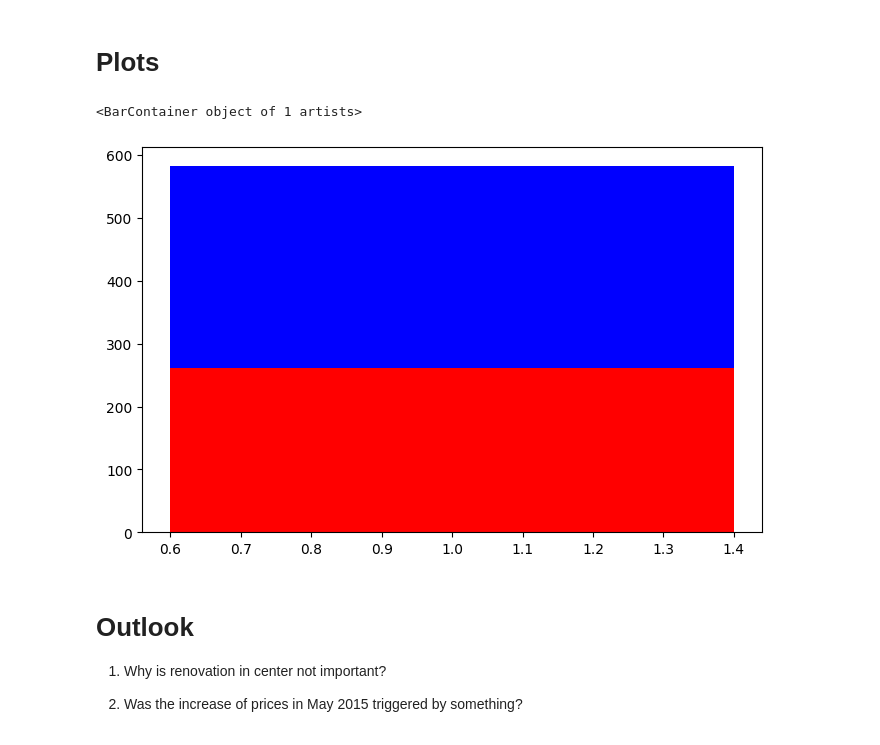
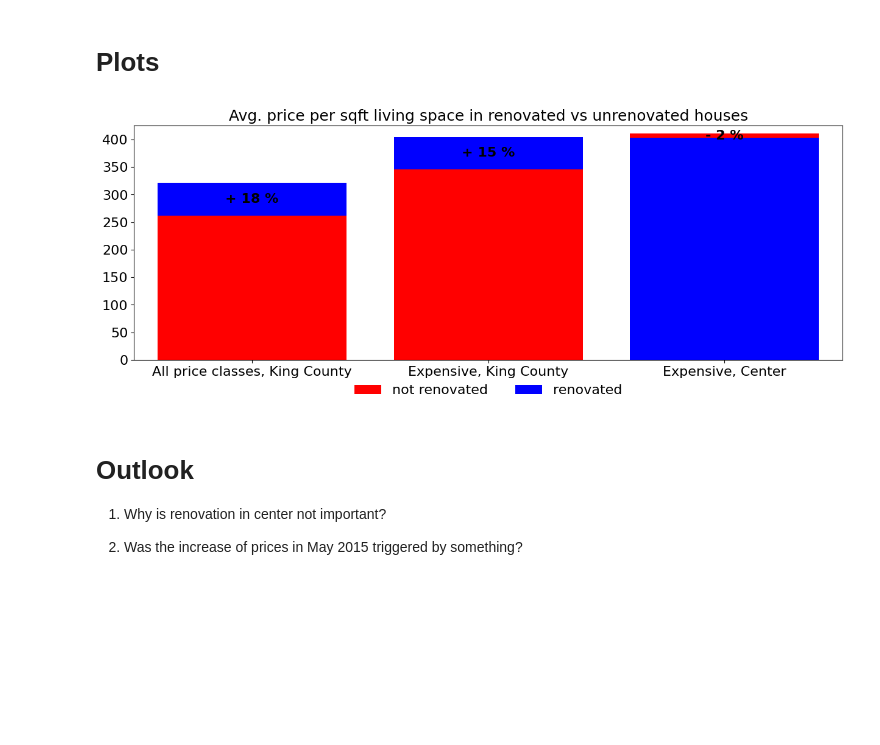
Before and after one commit to jan-schlautmann/ds-eda-housing-project, a Jupyter notebook: EDA.ipynb, the cells around one changed output. Saved outputs shown, nothing was run; the diff lists cells and outputs as text; code cells hidden in the pictures; blank space fills up the shorter version.

Commit message:
reno_plot

```diff
--- a/EDA.ipynb
+++ b/EDA.ipynb
@@ -408,18 +409,36 @@ But when I looked closer at those houses with NaN I found that some of them were
 Additionally the price_sqft_liv is not too different between those two groups: 261 vs 265
 # %% [markdown]
 # Plots
-# %%
-# Renovations
-
-#df_avg_reno = pd.DataFrame([['A', 10, 20, 10, 26], ['B', 20, 25, 15, 21], ['C', 12, 15, 19, 6],
-#                   ['D', 10, 18, 11, 19]],
-#                  columns=['Cat', 'Round 1', 'Round 2', 'Round 3', 'Round 4'])
-
-plt.bar(x = 1, height = 262.10, color = 'r')
-plt.bar(x = 1, height = 321.34, bottom = 262.10, color = "b")
-# %% [output]
-<BarContainer object of 1 artists>
-[figure, removed]
+# %%
+# Renovations
+fig = plt.figure(figsize=(15,5))
+
+plt.title("Avg. price per sqft living space in renovated vs unrenovated houses",  fontsize = 18)
+plt.xlim(0.5,3.5)
+plt.ylim(0,425)
+plt.xticks([1,2,3],["All price classes, King County", "Expensive, King County", "Expensive, Center"], fontsize = 16)
+plt.yticks(fontsize = 16)
+
+
+# Bar 1
+plt.bar(x = 1, height = 262.10, color = 'r', label = "not renovated")
+plt.bar(x = 1, height = 321.34 - 262.10, bottom = 262.10, color = "b", label = "renovated")
+plt.text(1, 321.34 - (321.34 - 262.10)/2, "+ 18 %", va="center", ha="center", weight = "bold", fontsize = 16)
+
+# Bar 2
+plt.bar(x = 2, height = 345.86, color = 'r')
+plt.bar(x = 2, height = 404.57 - 345.86, bottom = 345.86, color = "b")
+plt.text(2, 404.57 - (404.57 - 345.86)/2, "+ 15 %", va="center", ha="center", weight = "bold",  fontsize = 16)
+
+# Bar 3
+plt.bar(x = 3, height = 402.89, color = 'b')
+plt.bar(x = 3, height = 410.58 - 402.89, bottom = 402.89, color = "r")
+plt.text(3, 410.58 - (410.58 - 402.89)/2, "- 2 %", va="center", ha="center", weight = "bold",  fontsize = 16)
+
+legend = plt.legend(frameon=False, ncol=2,loc = "center", fontsize = 16)
+legend.set_bbox_to_anchor((0.5, -0.13))
+# %% [output]
+[figure, added]
 # %% [markdown]
 # Outlook
 
```
Also changed, not shown: parts of 2 cells of this notebook.
